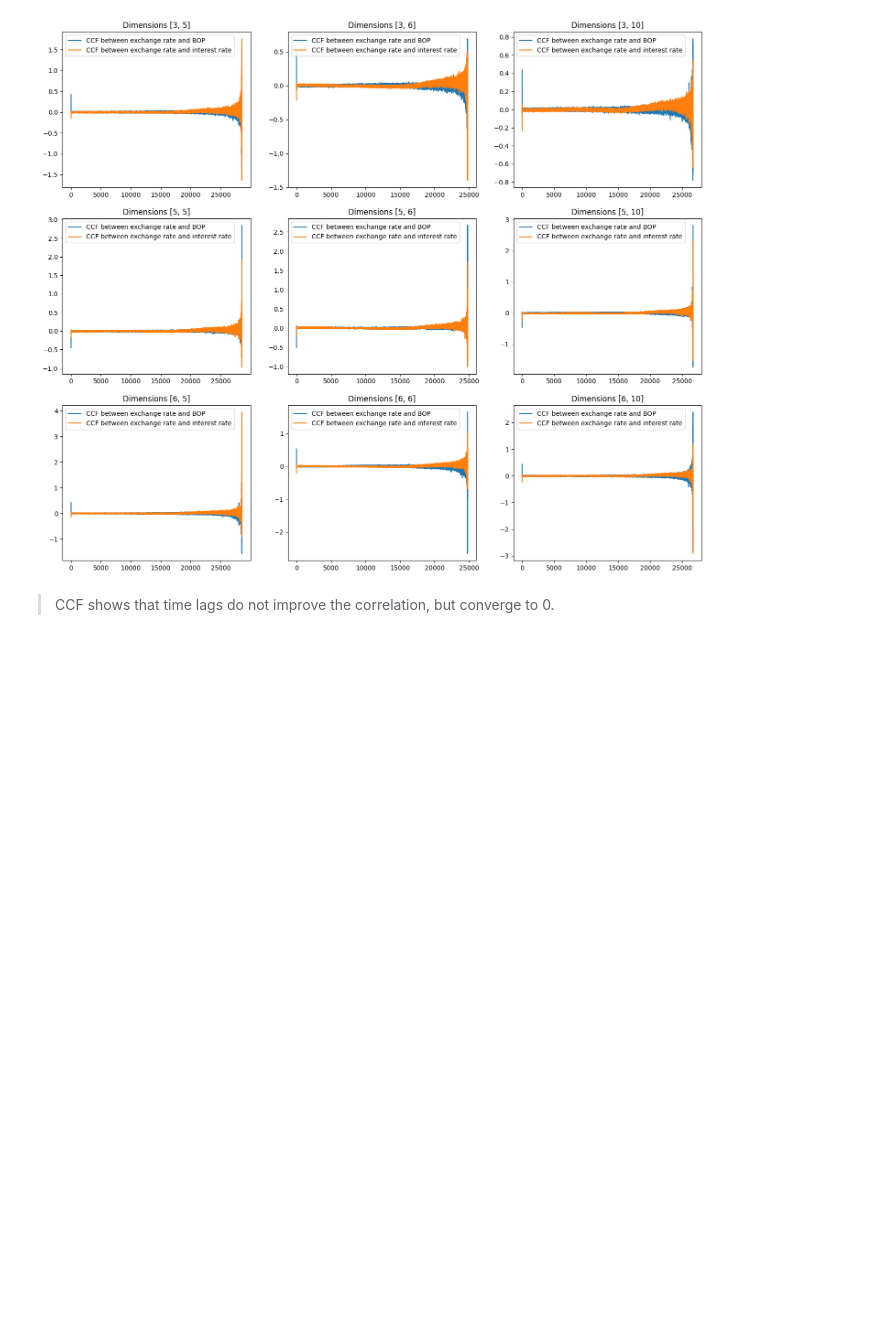
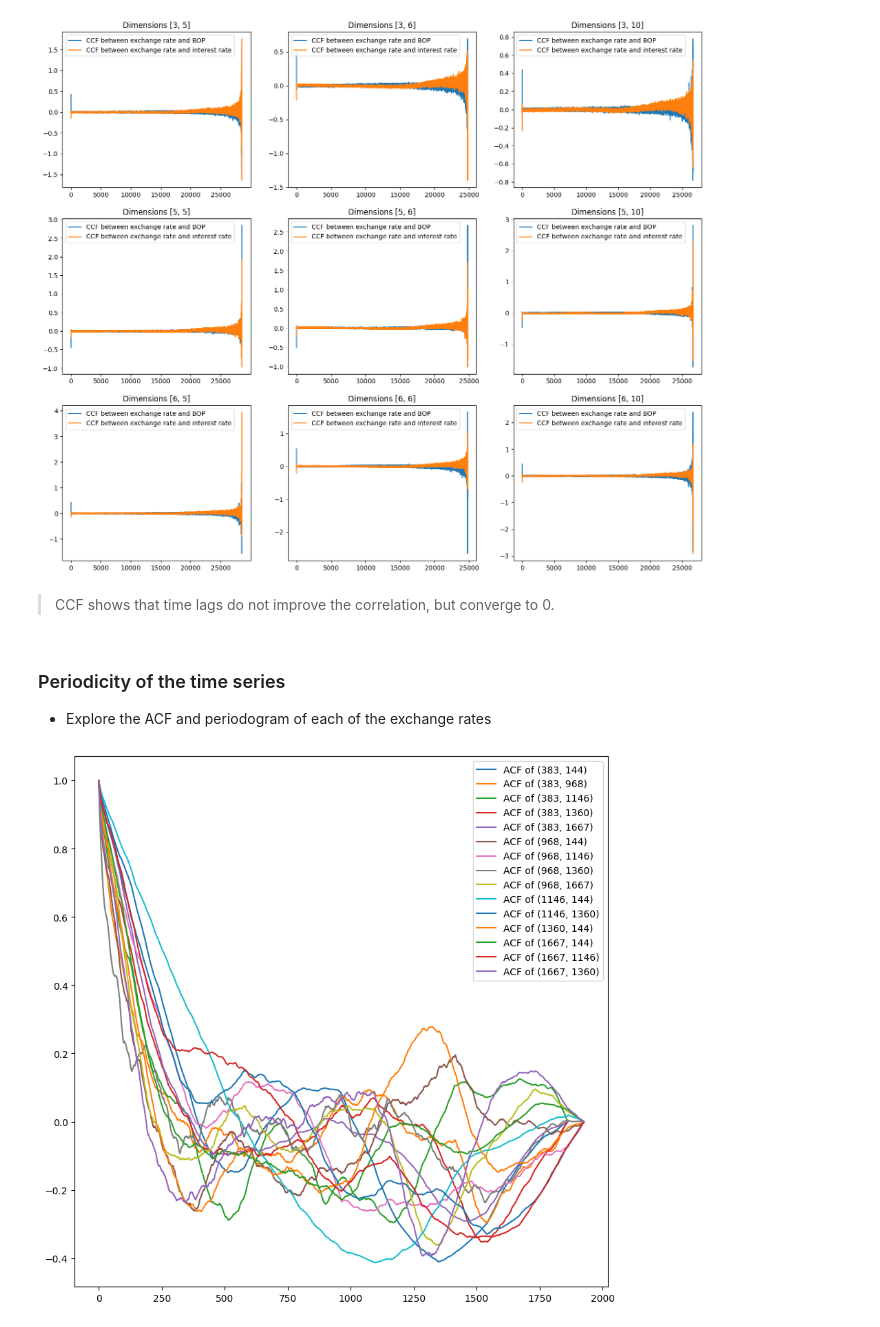
Before and after one commit to lukasjanusauskas/forex, a Jupyter notebook: notebooks/eda.ipynb, the cells around one changed output. Saved outputs shown, nothing was run; the diff lists cells and outputs as text; code cells hidden in the pictures; blank space fills up the shorter version.

```diff
--- a/notebooks/eda.ipynb
+++ b/notebooks/eda.ipynb
@@ -298,3 +297,7 @@ for dim_pair, data in pair_df.groupby(['bop_measure', 'inr_measure']):
 [figure]
 # %% [markdown]
 > CCF shows that time lags do not improve the correlation, but converge to 0.
+# %% [markdown]
+### Periodicity of the time series
+
+- Explore the ACF and periodogram of each of the exchange rates
@@ -300,0 +307,16 @@ for dim_pair, data in pair_df.groupby(['bop_measure', 'inr_measure']):
+# %%
+dimension_mask = (pair_df['bop_measure'] == 3) & (pair_df['inr_measure'] == 5)
+# %%
+acf_pairs = pair_df[dimension_mask]\
+  .reset_index()\
+  .groupby(['entity_x', 'entity_y'])\
+  .apply(lambda dframe: acf(dframe['ex_rate'], nlags=2000),
+         include_groups=False)
+
+for pair, acf_ in zip(acf_pairs.index, acf_pairs):
+  plt.plot(acf_, label=f"ACF of {pair}")
+
+plt.legend()
+plt.show()
+# %% [output]
+[figure, added]
```
Also changed, not shown: parts of 9 cells of this notebook, 1 other file.
